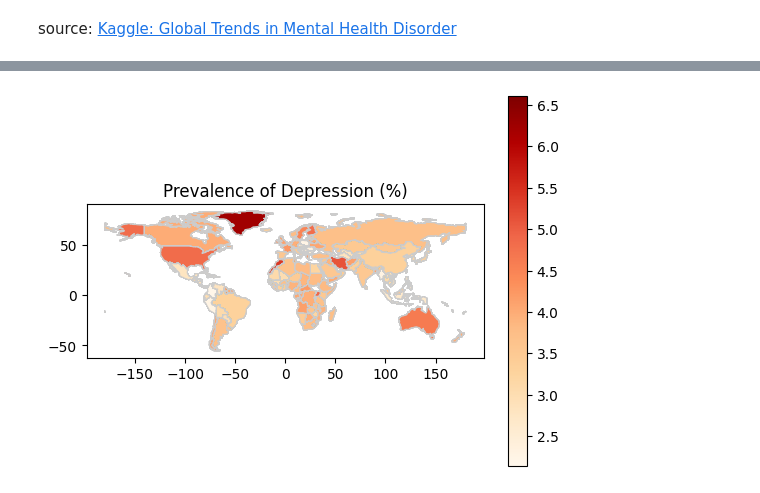
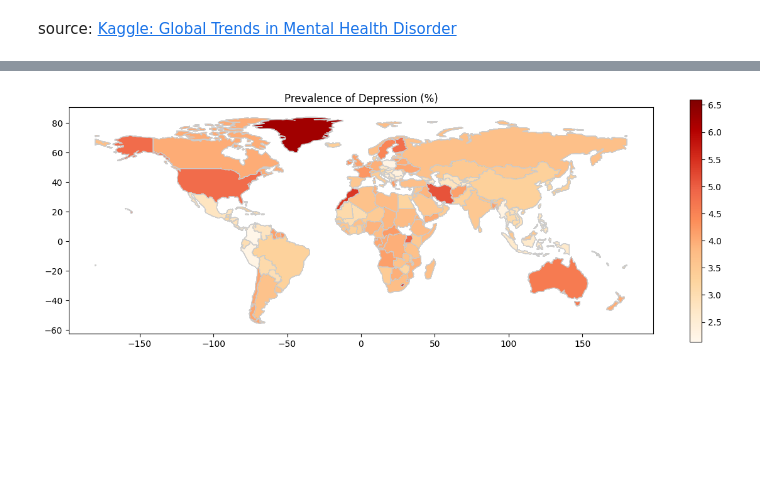
Before and after one commit to supernauth/mental_health_disorder, a Jupyter notebook: mental_health_disorder.ipynb, the cells around one changed output, grey strips where cells are left out. Cells and saved outputs as stored; diff of their text form; code cells hidden in the pictures; blank space fills up the shorter version.

Commit message:
Tweaking the plot

```diff
--- a/mental_health_disorder.ipynb
+++ b/mental_health_disorder.ipynb
@@ -23,10 +23,12 @@ df.head()
 # %%
 world = gpd.read_file('dataset/natural_earth/ne_110m_admin_0_countries.shp')
 merged = world.merge(df, how='left', left_on='BRK_A3', right_on='Code')
-# %%
-fig, ax = plt.subplots(1, 1)
-merged.plot(column='Depression (%)', cmap='OrRd', linewidth=0.8, ax=ax, edgecolor='0.8', legend=True)
-plt.title('Prevalence of Depression (%)')
-plt.show()
-# %% [output]
-[figure, removed]
+# %%
+fig, ax = plt.subplots(figsize=(15, 5))
+
+merged.plot(column='Depression (%)', cmap='OrRd', linewidth=0.8, ax=ax, edgecolor='0.8', legend=True)
+
+plt.title('Prevalence of Depression (%)')
+plt.show()
+# %% [output]
+[figure, added]
```
Also changed, not shown: 15 other files.
